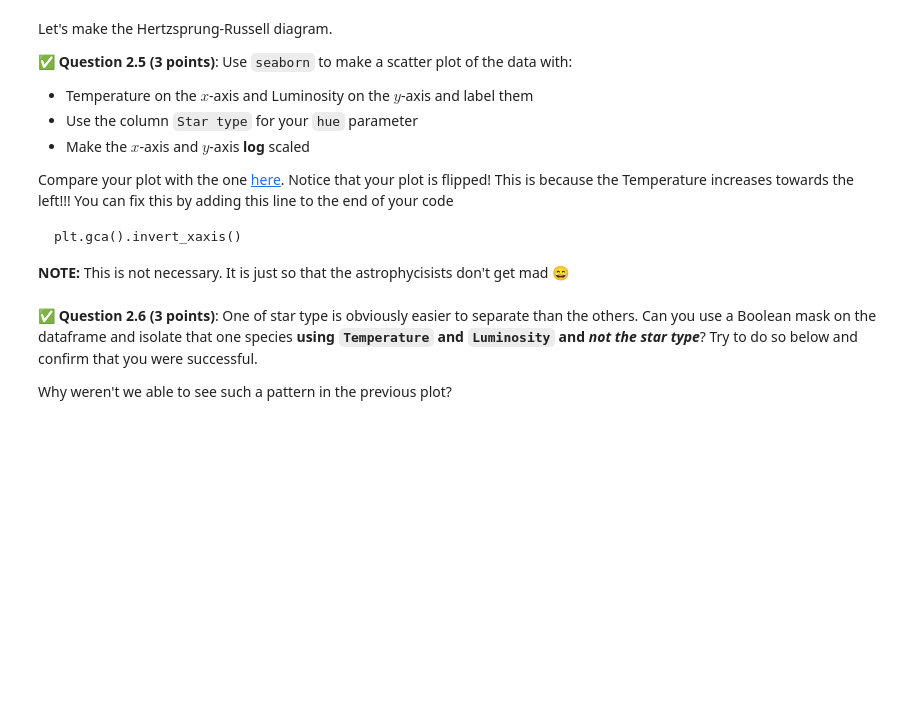
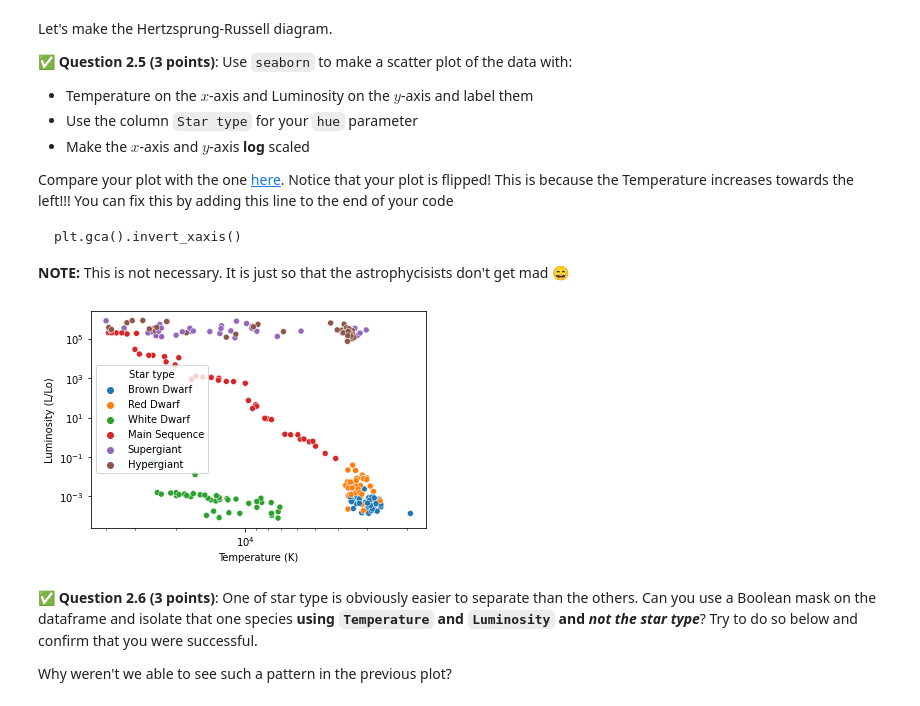
Before and after one commit to Rajmeet/cmse202-s22-turnin, a Jupyter notebook: hw-02/HW-02_PandasReviewAndPythonObjectsAndABM-STUDENT.ipynb, the cells around one changed output. Saved outputs shown, nothing was run; the diff lists cells and outputs as text; code cells hidden in the pictures; blank space fills up the shorter version.

```diff
--- a/hw-02/HW-02_PandasReviewAndPythonObjectsAndABM-STUDENT.ipynb
+++ b/hw-02/HW-02_PandasReviewAndPythonObjectsAndABM-STUDENT.ipynb
@@ -108,3 +184,11 @@ Compare your plot with the one [here](https://www.google.com/url?sa=i&url=https%
+# %%
+import matplotlib.pyplot as plt
+sns.scatterplot(x=stars['Temperature (K)'], y=stars['Luminosity (L/Lo)'], hue=stars['Star type'])
+plt.xscale("log")
+plt.yscale("log")
+plt.gca().invert_xaxis()
+# %% [output]
+[figure, added]
 # %% [markdown]
 &#9989; **Question 2.6 (3 points)**: One of star type is obviously easier to separate than the others. Can you use a Boolean mask on the dataframe and isolate that one species **using `Temperature` and `Luminosity` and *not the star type***? Try to do so below and confirm that you were successful.
 
```
Also changed, not shown: parts of 15 cells of this notebook, 1 other file.
